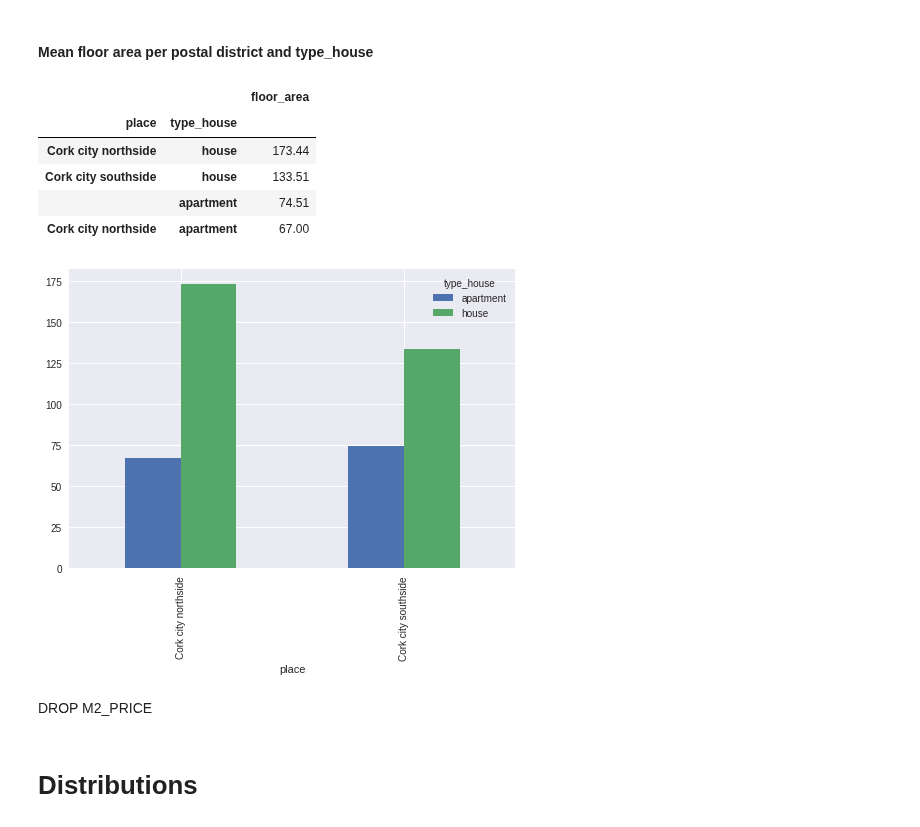
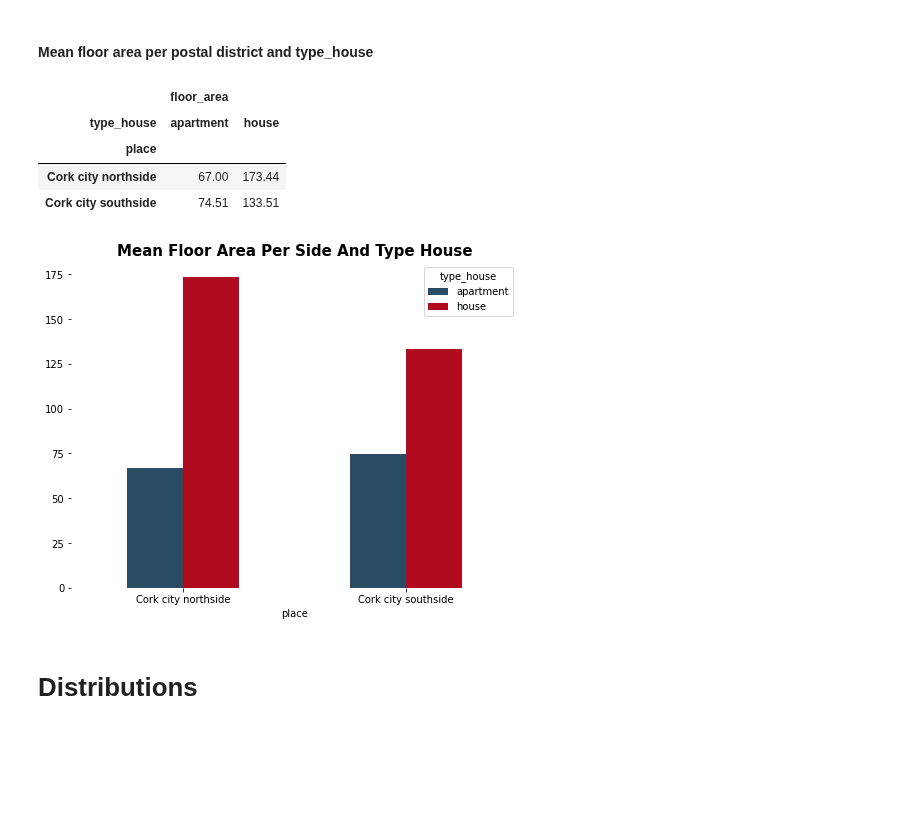
Before and after one commit to javiicc/Identifying_Potential_Investment_Opportunities_In_The_Irish_Real_Estate_Market_Using_MachineLearning, a Jupyter notebook: investment-opportunities/notebooks/Data_Analysis.ipynb, the cells around one changed output. Drawn from its saved outputs; the diff is of its cells as text; code cells hidden in the pictures; blank space fills up the shorter version.

```diff
--- a/investment-opportunities/notebooks/Data_Analysis.ipynb
+++ b/investment-opportunities/notebooks/Data_Analysis.ipynb
@@ -533,25 +545,30 @@ Cork prices are much smaller than Dublin ones. As expected their prices follow t
 # %%
 # Mean floor area by `place` and `type_house`
 mean_floor_area_cork_by_side = pd.pivot_table(data=sale_cork,
                                               index=['place', 'type_house'],
                                               values='floor_area', aggfunc='mean')\
                                  .sort_values(by='floor_area',
-                                              ascending=False)
+                                              ascending=False)\
+                                 .unstack()
 
 mean_floor_area_cork_by_side
 # %% [output]
-|  |  | floor_area |
-| place | type_house |  |
-| Cork city northside | house | 173.44 |
-| Cork city southside | house | 133.51 |
-|  | apartment | 74.51 |
-| Cork city northside | apartment | 67.00 |
+|  | floor_area |  |
+| type_house | apartment | house |
+| place |  |  |
+| Cork city northside | 67.00 | 173.44 |
+| Cork city southside | 74.51 | 133.51 |
 # %%
-mean_floor_area_cork_by_side.unstack().plot(y='floor_area', kind='bar', stacked=False);
+fig, ax = plt.subplots(figsize=(8,6))
+
+mean_floor_area_cork_by_side.plot(y='floor_area', kind='bar', stacked=False,
+                                            ax=ax, color=['#294B63', '#b00b1e'])
+ax.set_title('Mean Floor Area Per Side And Type House', weight='bold', size=15)
+ax.set_xticklabels(mean_floor_area_cork_by_side.index, rotation=0)
+for location in ['left', 'bottom', 'right', 'top']:
+    ax.spines[location].set_visible(False)
 # %% [output]
-[figure, old version]
+[figure, new version]
-# %% [markdown]
-DROP M2_PRICE
 # %% [markdown]
 # Distributions
 # %% [markdown]
```
Also changed, not shown: parts of 6 cells of this notebook, 1 other file.
